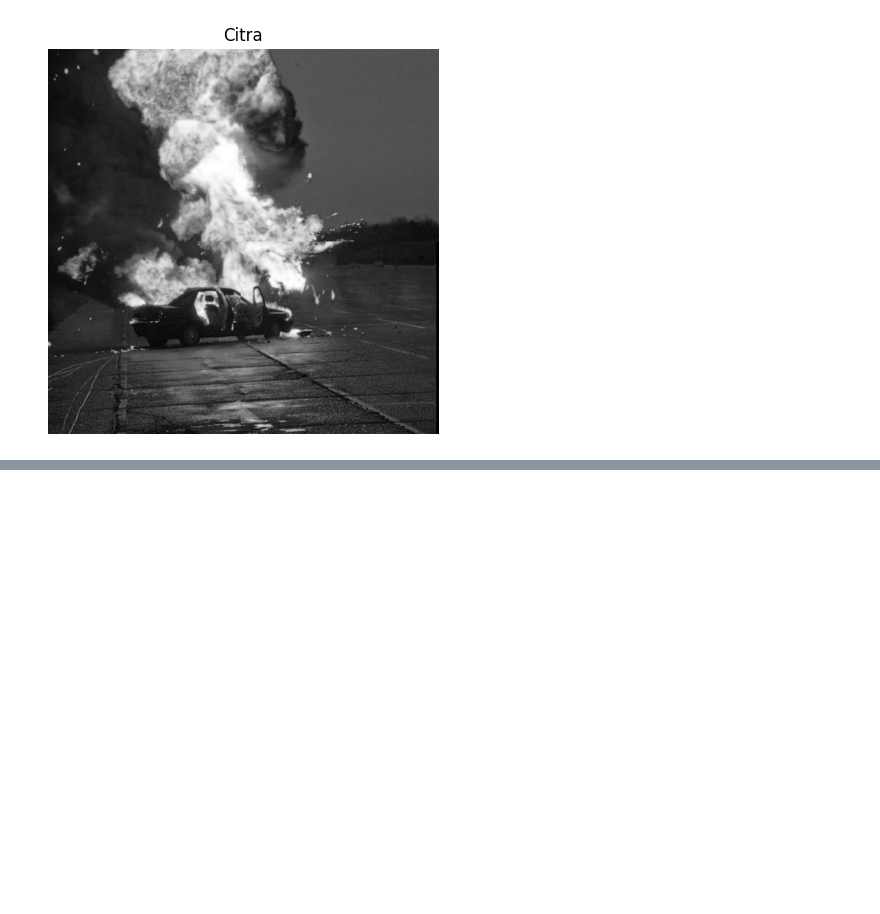
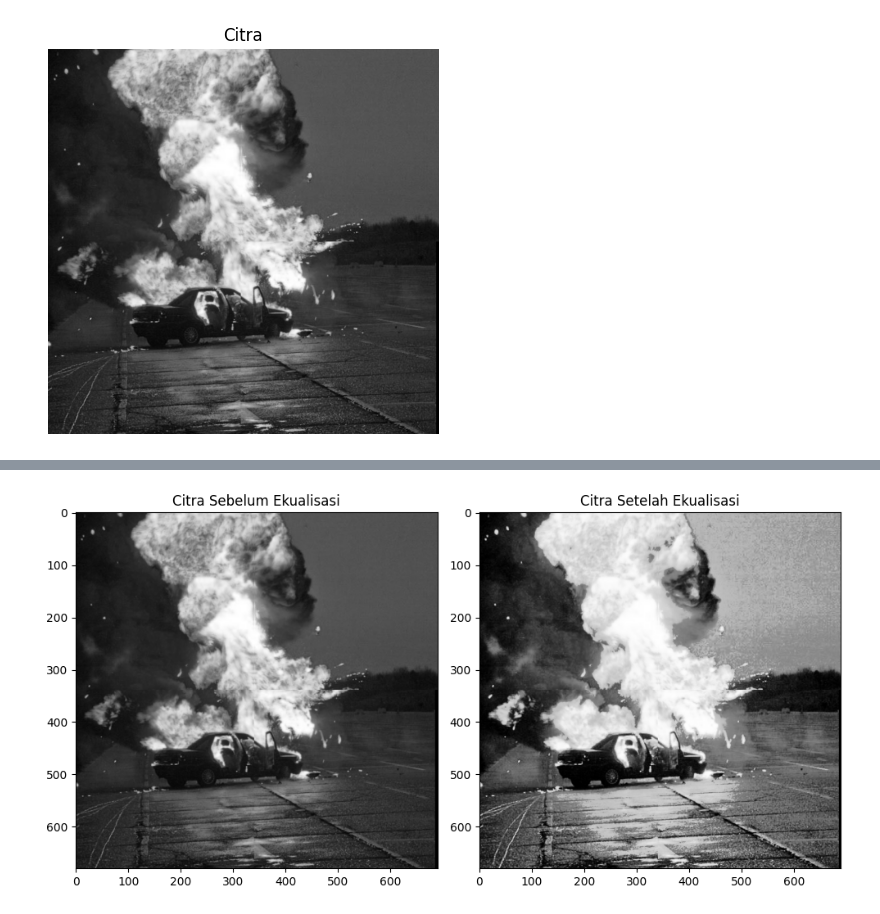
Before and after one commit to praktikum-pcd-2026/modul-2-AlyaRasyida19, a Jupyter notebook: windut.ipynb, the cells around one changed output, grey strips where cells are left out. Saved outputs shown, nothing was run; the diff lists cells and outputs as text; code cells hidden in the pictures; blank space fills up the shorter version.

```diff
--- a/windut.ipynb
+++ b/windut.ipynb
@@ -264,0 +174,60 @@ TypeError: bandingkan_histogram() missing 1 required positional argument: 'citra
+# %%
+def buat_hist(citra):
+    citra = pastikan_uint8(citra)
+
+    hist = np.zeros(256, dtype=int)
+
+    tinggi, lebar = citra.shape
+
+    for i in range(tinggi):
+        for j in range(lebar):
+            intensitas = int(citra[i, j])
+            hist[intensitas] += 1
+
+    return hist
+
+def hitung_cdf(citra):
+    hist = buat_hist(citra)
+    cdf = np.zeros(256, dtype=float)
+
+    cdf[0] = hist[0]
+
+    for i in range(1, 256):
+        cdf[i] = cdf[i - 1] + hist[i]
+
+    return hist, cdf
+
+def ekualisasi_histogram(citra):
+    citra = pastikan_uint8(citra)
+
+    tinggi, lebar = citra.shape
+
+    hist, cdf = hitung_cdf(citra)
+
+    cdf_normal = (cdf - cdf.min()) / (cdf.max() - cdf.min()) * 255
+    cdf_normal = np.round(cdf_normal).astype(np.uint8)
+
+    hasil = np.zeros_like(citra)
+
+    for i in range(tinggi):
+        for j in range(lebar):
+            hasil[i, j] = cdf_normal[citra[i, j]]
+
+    return hasil
+
+HasilEkualisasi = ekualisasi_histogram(citraGray)
+
+plt.figure(figsize=(10,5))
+
+plt.subplot(1,2,1)
+plt.imshow(citraGray, cmap='gray')
+plt.title("Citra Sebelum Ekualisasi")
+
+plt.subplot(1,2,2)
+plt.imshow(HasilEkualisasi, cmap='gray')
+plt.title("Citra Setelah Ekualisasi")
+
+plt.tight_layout()
+plt.show()
+# %% [output]
+[figure, added]
```
Also changed, not shown: parts of 31 cells of this notebook.
